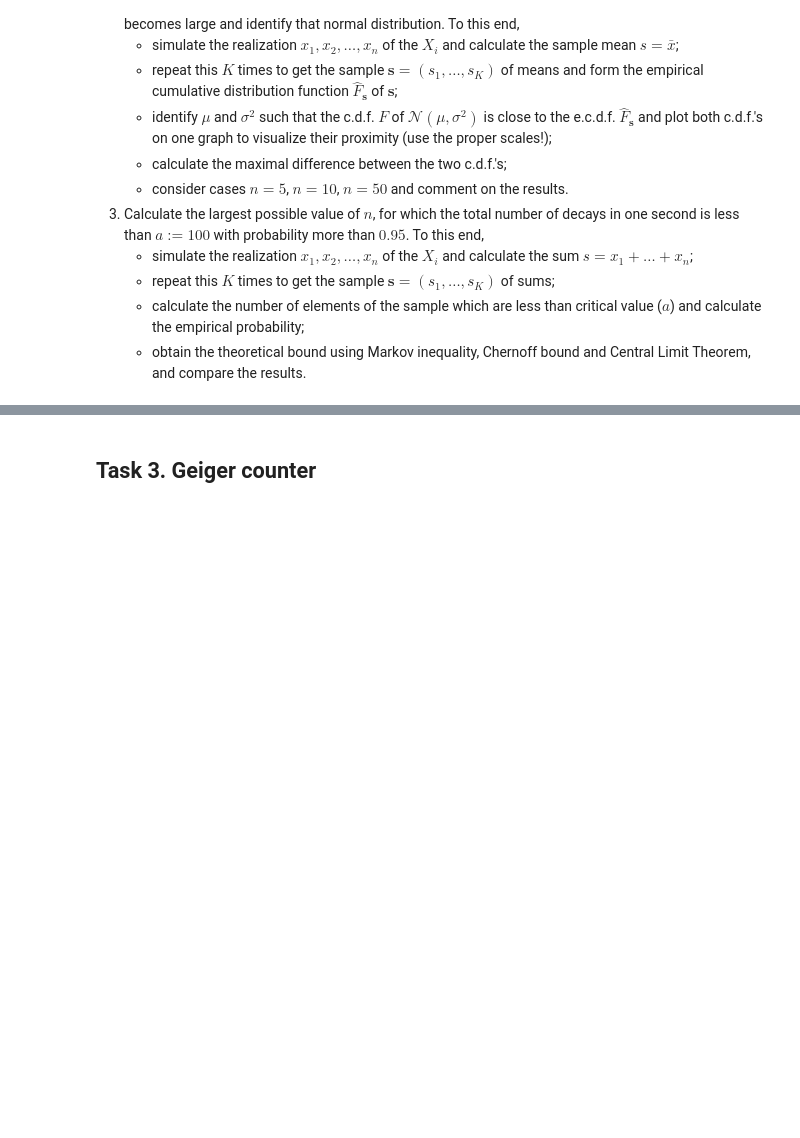
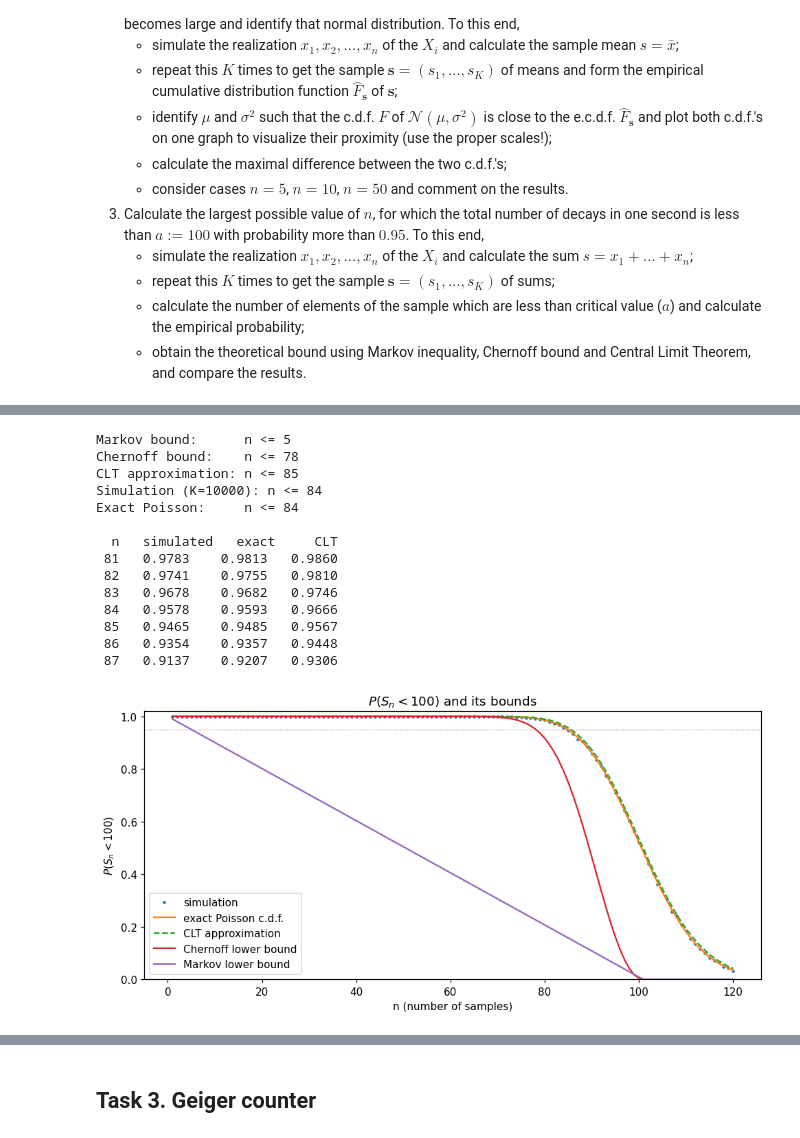
Before and after one commit to dymp1q/probabilitylabN2, a Jupyter notebook: RV-CLT-PS-Lab2.ipynb, the cells around one changed output, grey strips where cells are left out. Saved outputs shown, nothing was run; the diff lists cells and outputs as text; code cells hidden in the pictures; blank space fills up the shorter version.

```diff
--- a/RV-CLT-PS-Lab2.ipynb
+++ b/RV-CLT-PS-Lab2.ipynb
@@ -91,0 +190,59 @@ Assume that a medical laboratory receives $n$ samples of radioactive element $^{
+# %%
+a = 100
+ns = np.arange(1, 121)
+emp_prob = np.array([(np.random.poisson(mu, size=(K, n)).sum(axis=1) < a).mean() for n in ns])
+exact_prob = stats.poisson.cdf(a - 1, ns * mu)
+
+markov_tail = ns * mu / a
+chernoff_tail = np.where(ns * mu < a, np.exp(-ns * mu) * (np.e * ns * mu / a)**a, 1.0)
+clt_prob = stats.norm.cdf((a - ns * mu) / np.sqrt(ns * mu))
+
+
+def largest(mask):
+    return ns[mask].max() if mask.any() else 0
+
+
+n_markov = largest(markov_tail <= 0.05)
+n_chernoff = largest(chernoff_tail <= 0.05)
+n_clt = largest(clt_prob > 0.95)
+n_emp = largest(emp_prob > 0.95)
+n_exact = largest(exact_prob > 0.95)
+
+print(f"Markov bound:      n <= {n_markov}")
+print(f"Chernoff bound:    n <= {n_chernoff}")
+print(f"CLT approximation: n <= {n_clt}")
+print(f"Simulation (K={K}): n <= {n_emp}")
+print(f"Exact Poisson:     n <= {n_exact}")
+print()
+print("  n   simulated   exact     CLT")
+for n in range(n_exact - 3, n_exact + 4):
+    i = n - 1
+    print(f"{n:3d}   {emp_prob[i]:.4f}    {exact_prob[i]:.4f}   {clt_prob[i]:.4f}")
+
+fig, ax = plt.subplots(figsize=(9, 4.5))
+ax.plot(ns, emp_prob, ".", ms=4, label="simulation")
+ax.plot(ns, exact_prob, label="exact Poisson c.d.f.")
+ax.plot(ns, clt_prob, "--", label="CLT approximation")
+ax.plot(ns, np.clip(1 - chernoff_tail, 0, 1), label="Chernoff lower bound")
+ax.plot(ns, np.clip(1 - markov_tail, 0, 1), label="Markov lower bound")
+ax.axhline(0.95, color="grey", lw=0.8, ls=":")
+ax.set(xlabel="n (number of samples)", ylabel=r"$P(S_n < 100)$", title=r"$P(S_n < 100)$ and its bounds", ylim=(0, 1.02))
+ax.legend()
+plt.tight_layout()
+plt.show()
+# %% [output]
+Markov bound:      n <= 5
+Chernoff bound:    n <= 78
+CLT approximation: n <= 85
+Simulation (K=10000): n <= 84
+Exact Poisson:     n <= 84
+
+  n   simulated   exact     CLT
+ 81   0.9783    0.9813   0.9860
+ 82   0.9741    0.9755   0.9810
+ 83   0.9678    0.9682   0.9746
+ 84   0.9578    0.9593   0.9666
+ 85   0.9465    0.9485   0.9567
+ 86   0.9354    0.9357   0.9448
+ 87   0.9137    0.9207   0.9306
+[figure, added]
```
Also changed, not shown: parts of 17 cells of this notebook.
